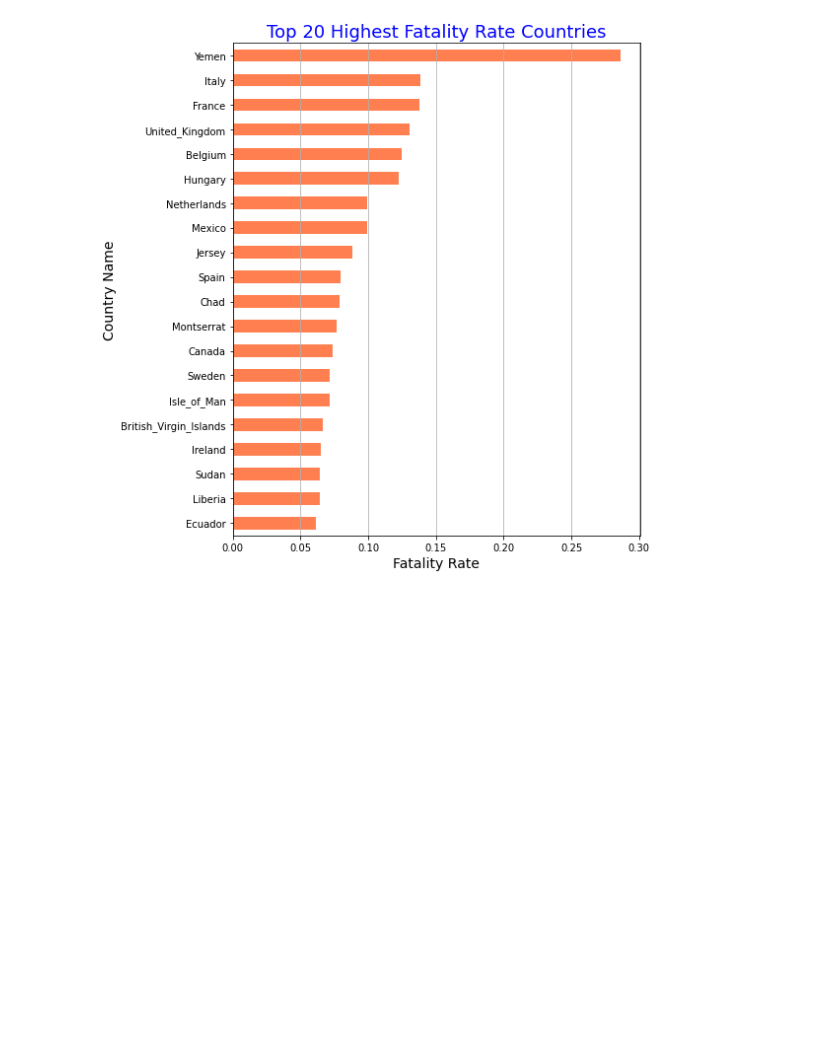
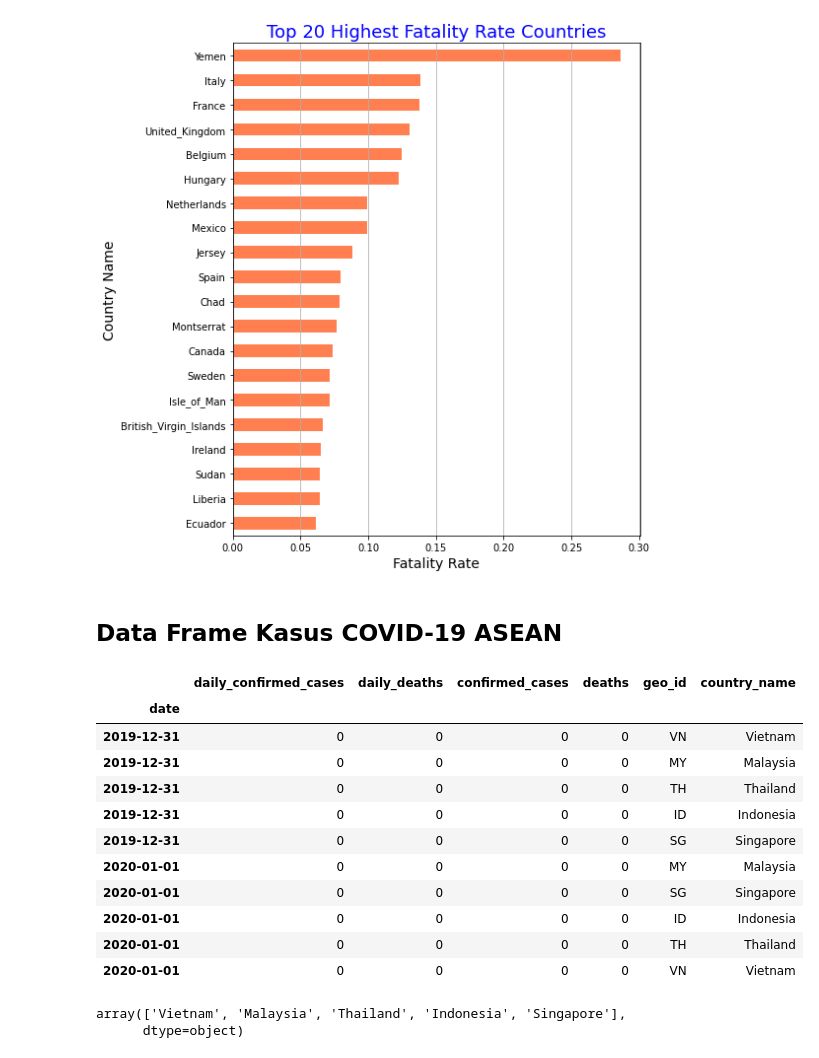
Before and after one commit to UsepSyaikalArifin/Application-File-PT-Bukit-Makmur-Mandiri-Utama-BUMA-, a Jupyter notebook: Kelas Penerapan di Industri/Data Science Project - Analisis Data COVID19 di Dunia & ASEAN/Jupyter Notebook/main.ipynb, the cells around one changed output. Cells and saved outputs as stored; diff of their text form; code cells hidden in the pictures; blank space fills up the shorter version.

```diff
--- a/Kelas Penerapan di Industri/Data Science Project - Analisis Data COVID19 di Dunia & ASEAN/Jupyter Notebook/main.ipynb
+++ b/Kelas Penerapan di Industri/Data Science Project - Analisis Data COVID19 di Dunia & ASEAN/Jupyter Notebook/main.ipynb
@@ -355,3 +355,5 @@ plt.tight_layout()
 plt.show()
 # %% [output]
 [figure]
+# %% [markdown]
+## Data Frame Kasus COVID-19 ASEAN
@@ -357,0 +384,37 @@ plt.show()
+# %%
+import numpy as np
+import pandas as pd
+
+covid_url = r"D:\Usep Syaikal Arifin\Computer Programming\Application File\Application File PT Bukit Makmur Mandiri Utama (BUMA)\Kelas Penerapan di Industri\Data Science Project - Analisis Data COVID19 di Dunia & ASEAN\File Dokumentasi\FIle CSV\covid19_worldwide_2020.csv"
+countries_url = r"D:\Usep Syaikal Arifin\Computer Programming\Application File\Application File PT Bukit Makmur Mandiri Utama (BUMA)\Kelas Penerapan di Industri\Data Science Project - Analisis Data COVID19 di Dunia & ASEAN\File Dokumentasi\FIle CSV\country_details.csv"
+
+df_covid_worlwide = pd.read_csv(covid_url)
+df_countries = pd.read_csv(countries_url)
+df_covid_worlwide = df_covid_worlwide.set_index("date").sort_index().dropna()
+
+df_covid_denormalized = pd.merge(df_covid_worlwide.reset_index(), df_countries, how="inner", on="geo_id").set_index("date").sort_index()
+
+# display(df_covid_worlwide.head())
+# display(df_countries.head())
+# display(df_covid_denormalized)
+
+asean_country_id = ["ID", "MY", "SG", "TH", "VN"]
+
+df_covid_denormalized_asean = df_covid_denormalized.loc[df_covid_denormalized["geo_id"].isin(asean_country_id)]
+display(df_covid_denormalized_asean.head(10))
+display(df_covid_denormalized_asean["country_name"].unique())
+# %% [output]
+|  | daily_confirmed_cases | daily_deaths | confirmed_cases | deaths | geo_id | country_name |
+| date |  |  |  |  |  |  |
+| 2019-12-31 | 0 | 0 | 0 | 0 | VN | Vietnam |
+| 2019-12-31 | 0 | 0 | 0 | 0 | MY | Malaysia |
+| 2019-12-31 | 0 | 0 | 0 | 0 | TH | Thailand |
+| 2019-12-31 | 0 | 0 | 0 | 0 | ID | Indonesia |
+| 2019-12-31 | 0 | 0 | 0 | 0 | SG | Singapore |
+| 2020-01-01 | 0 | 0 | 0 | 0 | MY | Malaysia |
+| 2020-01-01 | 0 | 0 | 0 | 0 | SG | Singapore |
+| 2020-01-01 | 0 | 0 | 0 | 0 | ID | Indonesia |
+| 2020-01-01 | 0 | 0 | 0 | 0 | TH | Thailand |
+| 2020-01-01 | 0 | 0 | 0 | 0 | VN | Vietnam |
+array(['Vietnam', 'Malaysia', 'Thailand', 'Indonesia', 'Singapore'],
+      dtype=object)
```
Also changed, not shown: parts of 7 cells of this notebook.
